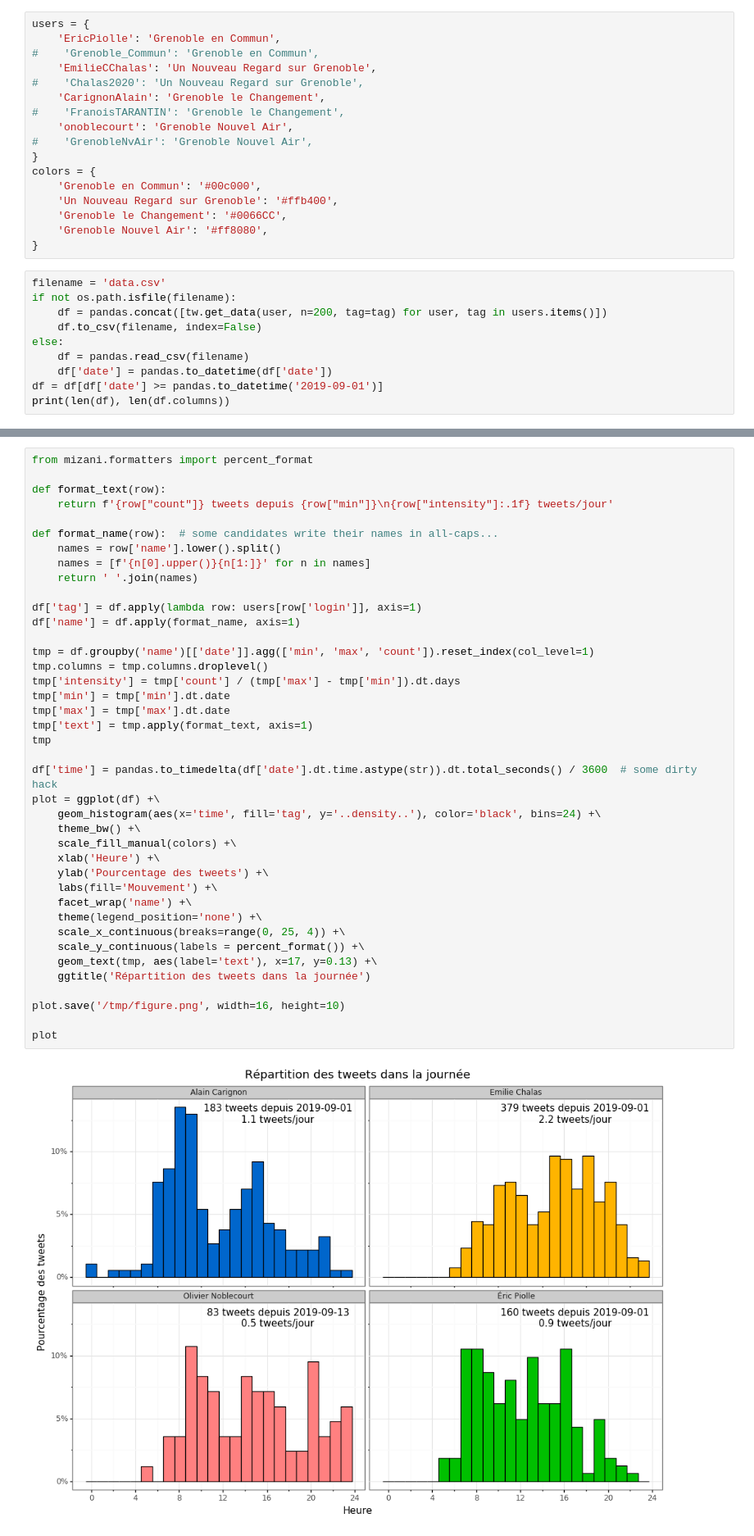
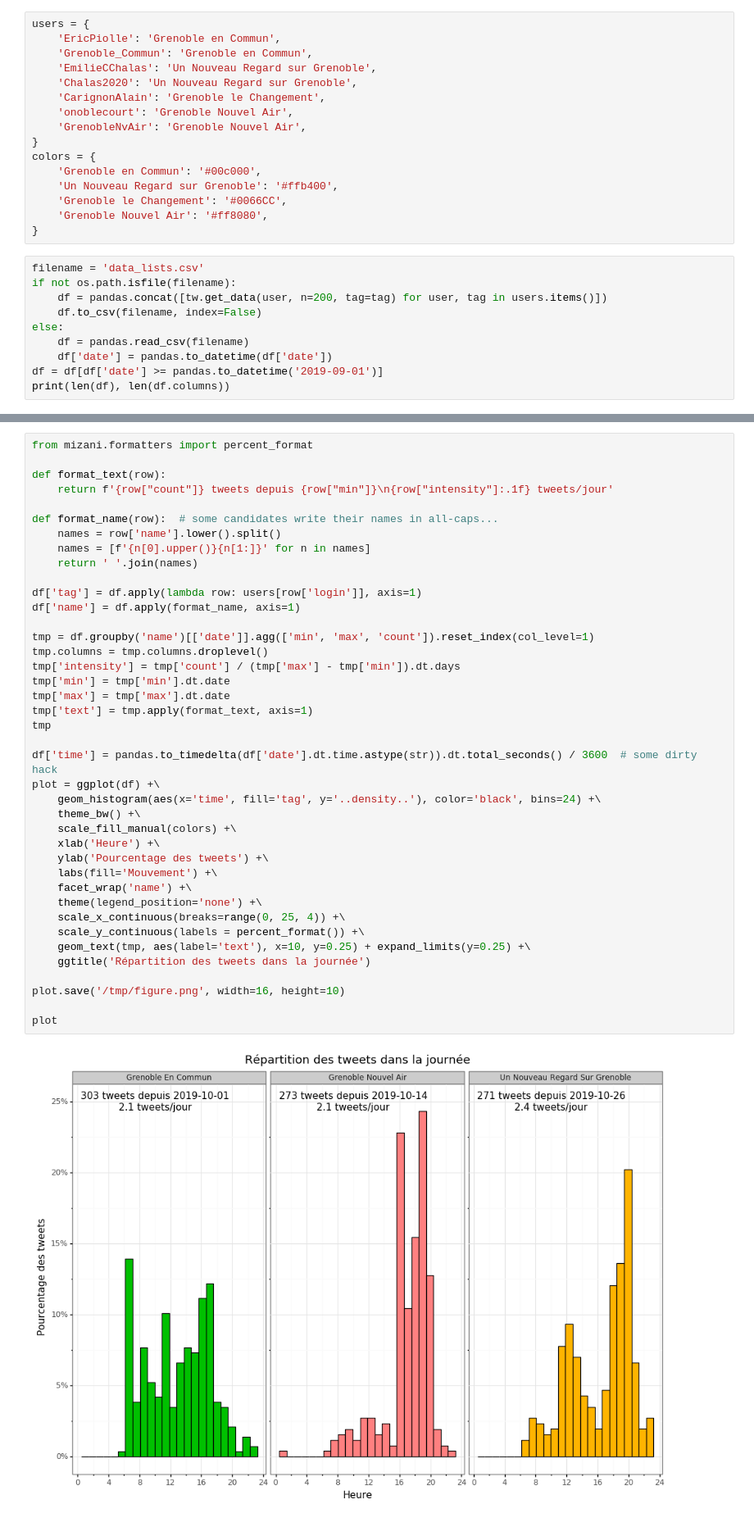
Before and after one commit to Ezibenroc/twitter_data, a Jupyter notebook: analysis.ipynb, the cells around one changed output, grey strips where cells are left out. Shown at 82% size. Cells and saved outputs as stored; diff of their text form.

Commit message:
Visualizations for the lists

```diff
--- a/analysis.ipynb
+++ b/analysis.ipynb
@@ -10,13 +10,12 @@ import twitter as tw
 # %%
 users = {
     'EricPiolle': 'Grenoble en Commun',
-#    'Grenoble_Commun': 'Grenoble en Commun',
+    'Grenoble_Commun': 'Grenoble en Commun',
     'EmilieCChalas': 'Un Nouveau Regard sur Grenoble',
-#    'Chalas2020': 'Un Nouveau Regard sur Grenoble',
+    'Chalas2020': 'Un Nouveau Regard sur Grenoble',
     'CarignonAlain': 'Grenoble le Changement',
-#    'FranoisTARANTIN': 'Grenoble le Changement',
     'onoblecourt': 'Grenoble Nouvel Air',
-#    'GrenobleNvAir': 'Grenoble Nouvel Air',
+    'GrenobleNvAir': 'Grenoble Nouvel Air',
 }
 colors = {
     'Grenoble en Commun': '#00c000',
@@ -25,7 +24,7 @@ colors = {
     'Grenoble Nouvel Air': '#ff8080',
 }
 # %%
-filename = 'data.csv'
+filename = 'data_lists.csv'
 if not os.path.isfile(filename):
     df = pandas.concat([tw.get_data(user, n=200, tag=tag) for user, tag in users.items()])
     df.to_csv(filename, index=False)
@@ -63,32 +71,32 @@ def format_name(row):  # some candidates write their names in all-caps...
 
 df['tag'] = df.apply(lambda row: users[row['login']], axis=1)
 df['name'] = df.apply(format_name, axis=1)
 
 tmp = df.groupby('name')[['date']].agg(['min', 'max', 'count']).reset_index(col_level=1)
 tmp.columns = tmp.columns.droplevel()
 tmp['intensity'] = tmp['count'] / (tmp['max'] - tmp['min']).dt.days
 tmp['min'] = tmp['min'].dt.date
 tmp['max'] = tmp['max'].dt.date
 tmp['text'] = tmp.apply(format_text, axis=1)
 tmp
 
 df['time'] = pandas.to_timedelta(df['date'].dt.time.astype(str)).dt.total_seconds() / 3600  # some dirty hack
 plot = ggplot(df) +\
     geom_histogram(aes(x='time', fill='tag', y='..density..'), color='black', bins=24) +\
     theme_bw() +\
     scale_fill_manual(colors) +\
     xlab('Heure') +\
     ylab('Pourcentage des tweets') +\
     labs(fill='Mouvement') +\
     facet_wrap('name') +\
     theme(legend_position='none') +\
     scale_x_continuous(breaks=range(0, 25, 4)) +\
     scale_y_continuous(labels = percent_format()) +\
-    geom_text(tmp, aes(label='text'), x=17, y=0.13) +\
+    geom_text(tmp, aes(label='text'), x=10, y=0.25) + expand_limits(y=0.25) +\
     ggtitle('Répartition des tweets dans la journée')
 
 plot.save('/tmp/figure.png', width=16, height=10)
 
 plot
 # %% [output]
-[figure, old version]
+[figure, new version]
```
Also changed, not shown: parts of 11 cells of this notebook.
